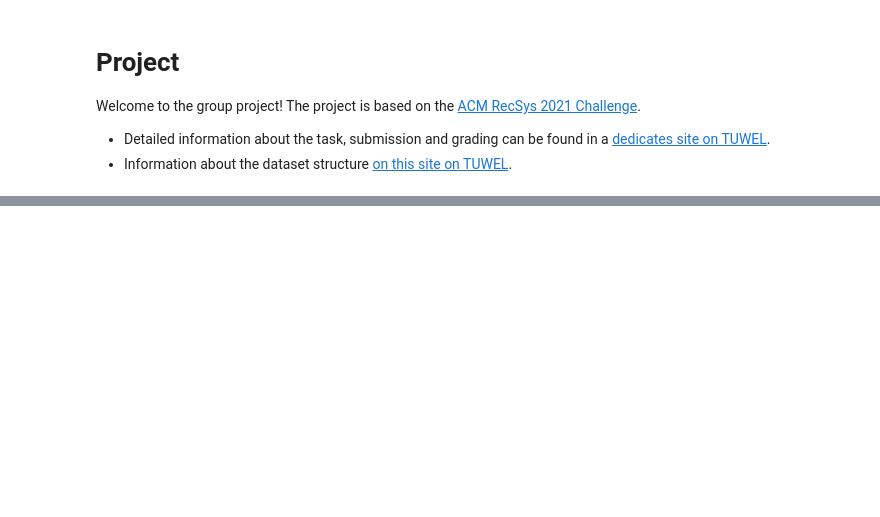
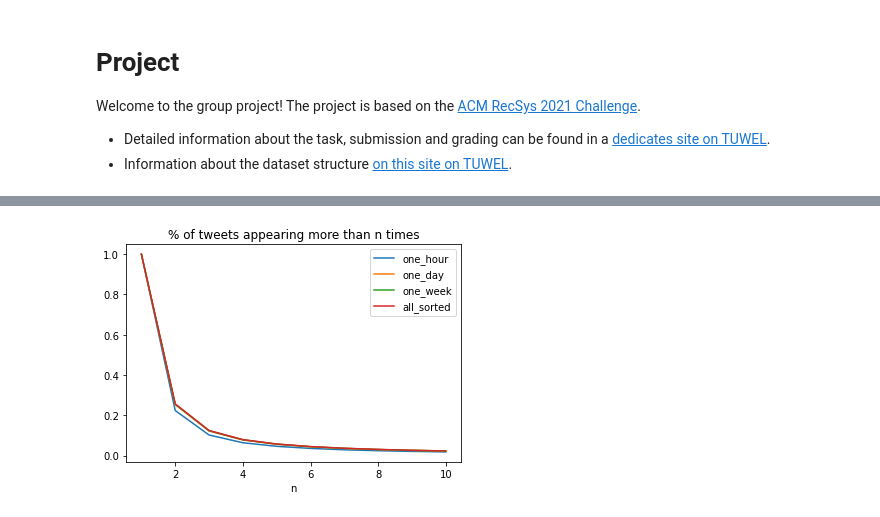
Before and after one commit to CorpaciLC/RecSys, a Jupyter notebook: project.ipynb, the cells around one changed output, grey strips where cells are left out. Drawn from its saved outputs; the diff is of its cells as text; code cells hidden in the pictures; blank space fills up the shorter version.

```diff
--- a/project.ipynb
+++ b/project.ipynb
@@ -69,0 +121,14 @@ evaluate_test_set()
+# %%
+val_expanded_path = os.path.expanduser(val_path_to_data)
+val_part_files = [os.path.join(val_expanded_path, f) for f in os.listdir(val_expanded_path) if val_dataset_type in f]
+val_part_files = sorted(val_part_files, key = lambda x:x[-5:])
+val_part_files
+val_data = pd.read_csv(val_part_files[0], delimiter='\x01', header=None, usecols=[2, 14, 20,21,22,23])
+val_data.columns = ["tweet_id", "engaging_user_id", 'reply', 'retweet', 'quote', 'like']
+
+val_data.reply = (~val_data.reply.isna()).astype("int")
+val_data.retweet = (~val_data.retweet.isna()).astype("int")
+val_data.quote = (~val_data.quote.isna()).astype("int")
+val_data.like = (~val_data.like.isna()).astype("int")
+
+val_data
@@ -86,2 +414,19 @@ evaluate_test_set()
 # %%
-# feel free to edit
+# Print statistics
+for (k,stats) in res.items():
+    print(k)
+    print("\tnrows", stats["nrows"])
+
+    print("\tnreply", stats["nreply"], "-", round(stats["nreply"]/stats["nrows"]*100,2), "%")
+    print("\tnretweet", stats["nretweet"], "-", round(stats["nretweet"]/stats["nrows"]*100,2), "%")
+    print("\tnquote", stats["nquote"], "-", round(stats["nquote"]/stats["nrows"]*100,2), "%")
+    print("\tnlike", stats["nlike"], "-", round(stats["nlike"]/stats["nrows"]*100,2), "%")
+    print("\tnengagement", stats["nengagement"], "-", round(stats["nengagement"]/stats["nrows"]*100,2), "%")
+
+    print("\tunique_tweets", stats["unique_tweets"])
+    print("\tunique_users", stats["unique_users"])
+    print("\tval_user_perc", stats["val_user_perc"])
+    try:
+        print("\tval_tweet_perc", stats["val_tweet_perc"])
+    except KeyError:
+        pass
@@ -87,0 +451,13 @@ evaluate_test_set()
+# %%
+fig = plt.figure()
+for (k,stats) in res.items():
+    dist = stats["tweet_dist"]
+    plt.plot(range(1,len(dist)+1), dist, label=k)
+
+plt.legend()
+plt.title("% of tweets appearing more than n times")
+plt.xlabel("n")
+#plt.yscale("log")
+plt.savefig("tweets.pdf")
+# %% [output]
+[figure, added]
```
Also changed, not shown: parts of 32 cells of this notebook, 2 other files.
